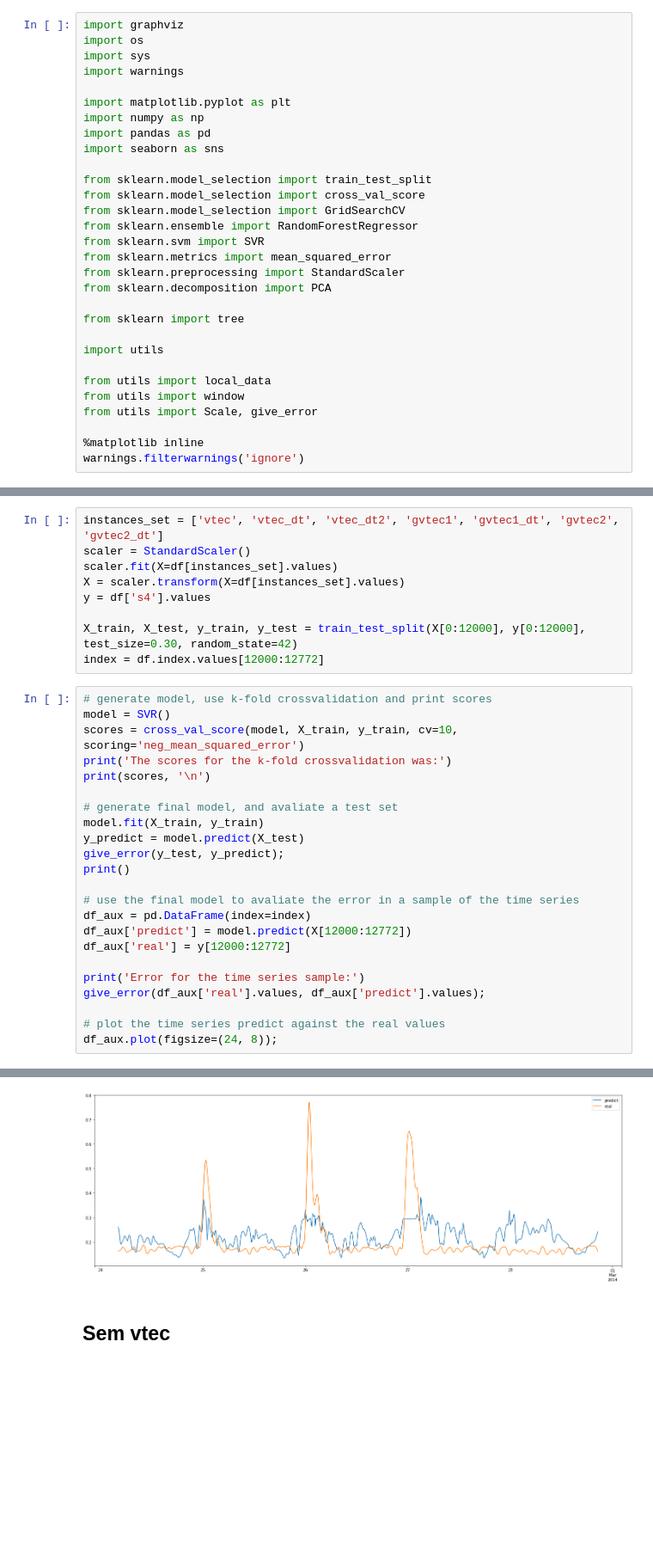
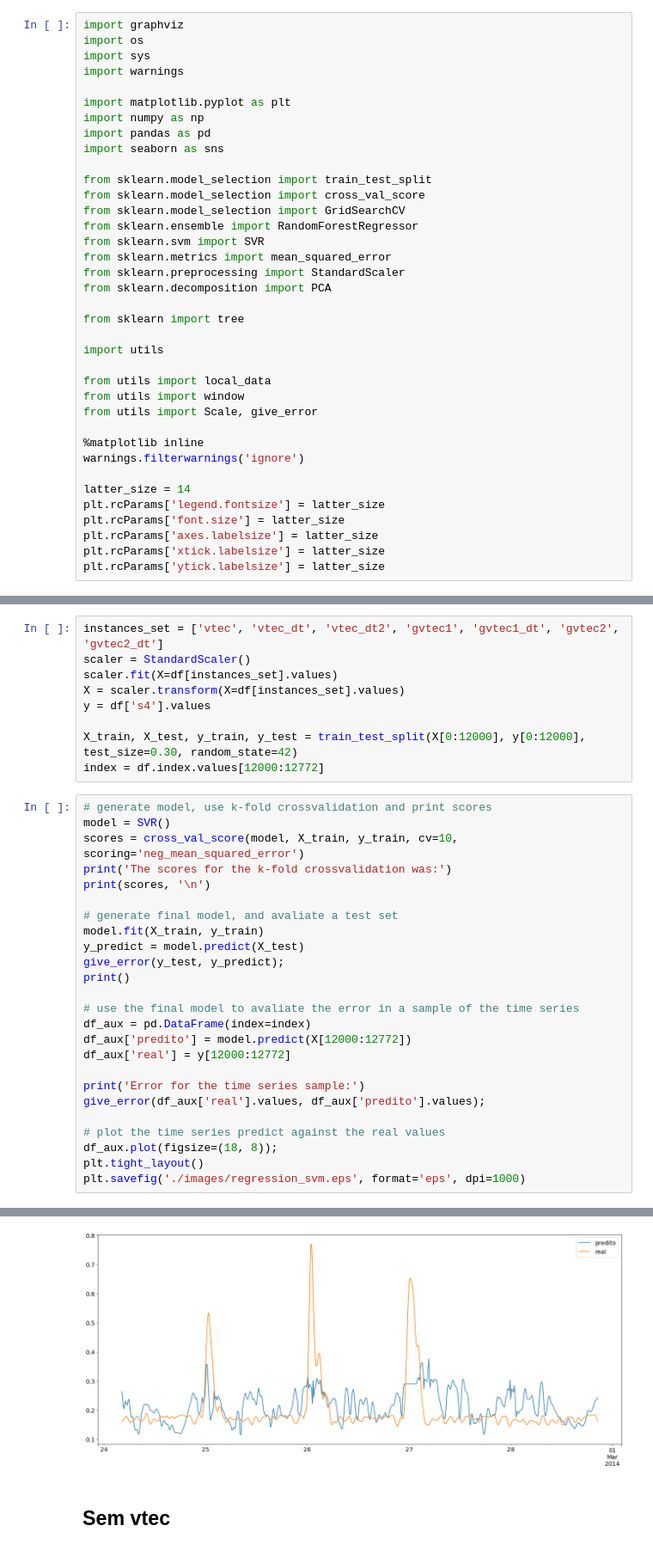
Before and after one commit to retiarus/correlation_vtec_s4, a Jupyter notebook: 07_analise_sj2_svm.ipynb, the cells around one changed output, grey strips where cells are left out. Shown at 86% size. Drawn from its saved outputs; the diff is of its cells as text; blank space fills up the shorter version.

Commit message:
improve the plots layout and save the principal plot

```diff
--- a/07_analise_sj2_svm.ipynb
+++ b/07_analise_sj2_svm.ipynb
@@ -28,6 +28,13 @@ from utils import Scale, give_error
 
 %matplotlib inline
 warnings.filterwarnings('ignore')
+
+latter_size = 14
+plt.rcParams['legend.fontsize'] = latter_size
+plt.rcParams['font.size'] = latter_size
+plt.rcParams['axes.labelsize'] = latter_size
+plt.rcParams['xtick.labelsize'] = latter_size
+plt.rcParams['ytick.labelsize'] = latter_size
 # %%
 df = pd.read_pickle('./data/sj2_analise.pkl')
 # %%
@@ -66,13 +73,15 @@ print()
 
 # use the final model to avaliate the error in a sample of the time series
 df_aux = pd.DataFrame(index=index)
-df_aux['predict'] = model.predict(X[12000:12772])
+df_aux['predito'] = model.predict(X[12000:12772])
 df_aux['real'] = y[12000:12772]
 
 print('Error for the time series sample:')
-give_error(df_aux['real'].values, df_aux['predict'].values);
+give_error(df_aux['real'].values, df_aux['predito'].values);
 
 # plot the time series predict against the real values
-df_aux.plot(figsize=(24, 8));
+df_aux.plot(figsize=(18, 8));
+plt.tight_layout()
+plt.savefig('./images/regression_svm.eps', format='eps', dpi=1000)
 # %% [output]
 The scores for the k-fold crossvalidation was:
@@ -92,4 +101,4 @@ O erro relativo foi 29.484067%
-[figure, old version]
+[figure, new version]
 # %% [markdown]
 ## Sem vtec
 # %%
```
Also changed, not shown: parts of 9 cells of this notebook, 1 other file.
